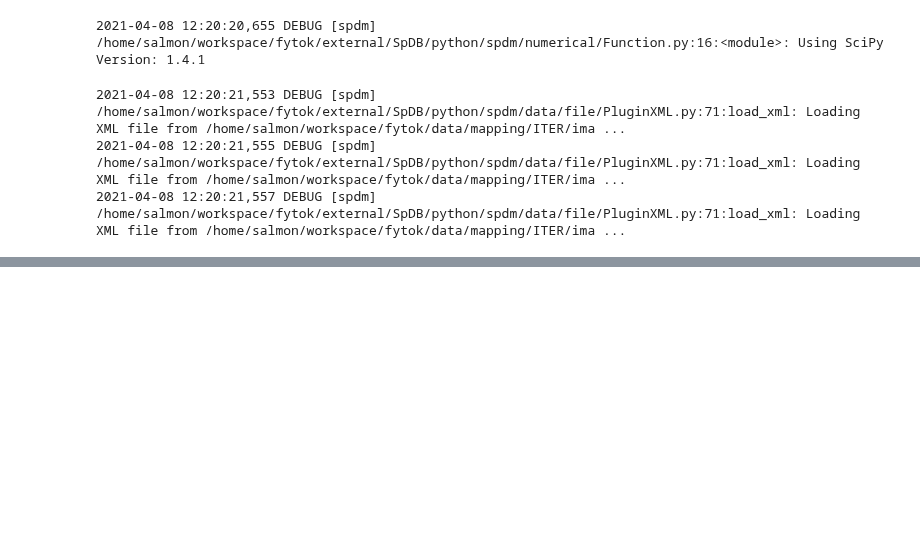
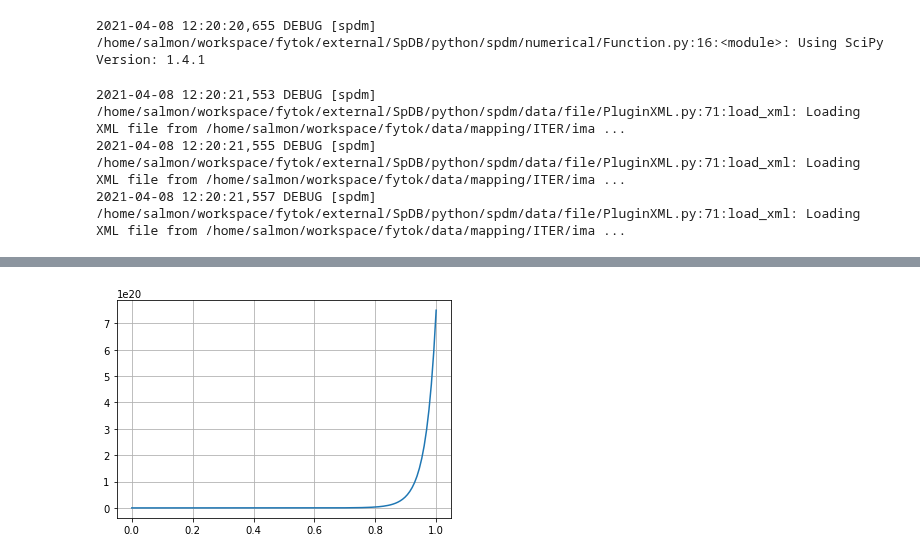
Before and after one commit to fusion-yun/fytok_old, a Jupyter notebook: examples/fytok.ipynb, the cells around one changed output, grey strips where cells are left out. Drawn from its saved outputs; the diff is of its cells as text; code cells hidden in the pictures; blank space fills up the shorter version.

```diff
--- a/examples/fytok.ipynb
+++ b/examples/fytok.ipynb
@@ -87,3 +68,28 @@ grid=True)
+# %%
+
+r_ped = np.sqrt(0.88)
+n_src = Function(rho_tor_norm, lambda x: 7.5e20 * np.exp(15.0*(x**2-1.0)))
+diff = Function(rho_tor_norm,
+                [lambda r:r < r_ped, lambda r:r >= r_ped],
+                [lambda x:0.5 + (x**4), lambda x: 0.11])
+
+conv = -diff*rho_tor_norm * 1.385 / equilibrium.vacuum_toroidal_field.r0
+
+tok.initialize({
+    "r_ped": r_ped,  # \frac{\Phi}{\Phi_a}=0.88
+    "electron": {
+        "density": {
+            "n0": Function(rho_tor_norm, np.full(rho_tor_norm.shape, 1e20)),
+            "source": n_src,
+            "diffusivity":  diff,
+            "pinch": conv,
+            "boundary_condition": {"value": 4.6e19}
+        },
+        "temperature": {
+            "T0": 0.95e19,
+            "profile": lambda r: (1-r**2)**2,
+        }}
+})
 # %%
 tok.update(transport_solver={})
 # %% [output]
@@ -117,0 +126,5 @@ plot_profiles(
+# %%
+plt.plot(rho_tor_norm,n_src)
+plt.grid()
+# %% [output]
+[figure, added]
```
Also changed, not shown: parts of 6 cells of this notebook, 2 other files.
